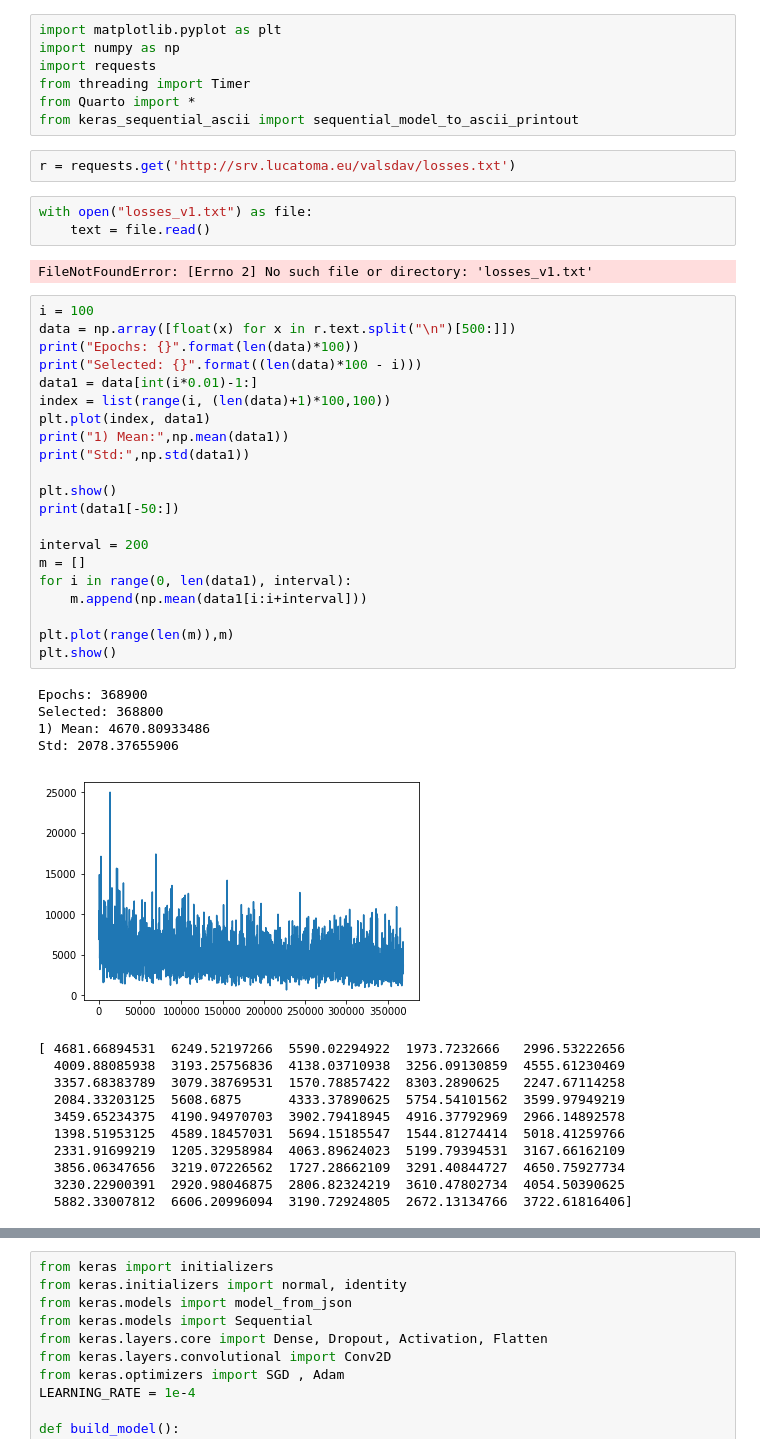
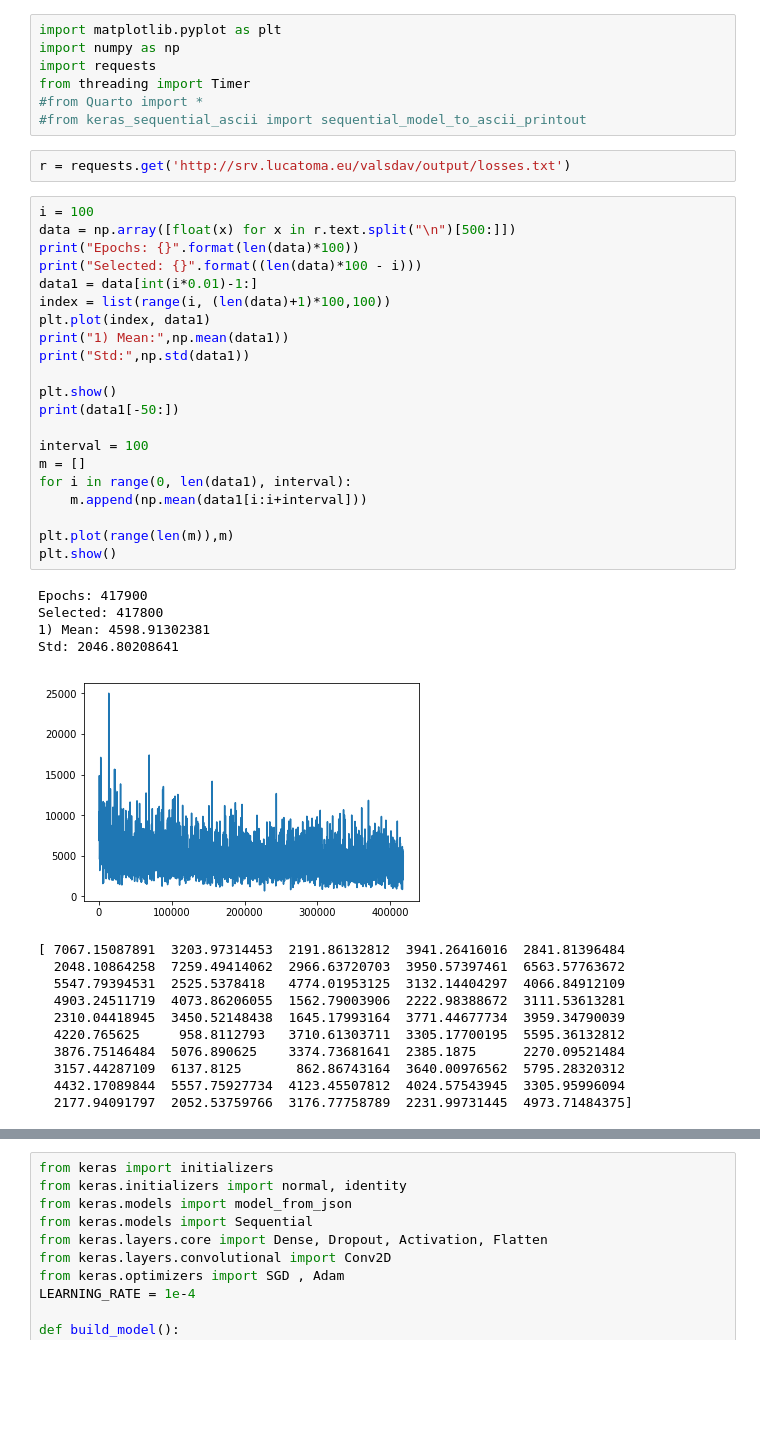
Before and after one commit to valsdav/qQuarto, a Jupyter notebook: Visualize Train.ipynb, the cells around one changed output, grey strips where cells are left out. Drawn from its saved outputs; the diff is of its cells as text; blank space fills up the shorter version.

```diff
--- a/Visualize Train.ipynb
+++ b/Visualize Train.ipynb
@@ -3,49 +3,44 @@ import matplotlib.pyplot as plt
 import numpy as np
 import requests
 from threading import Timer
-from Quarto import *
-from keras_sequential_ascii import sequential_model_to_ascii_printout
+#from Quarto import *
+#from keras_sequential_ascii import sequential_model_to_ascii_printout
 # %%
-r = requests.get('http://srv.lucatoma.eu/valsdav/losses.txt')
+r = requests.get('http://srv.lucatoma.eu/valsdav/output/losses.txt')
-# %%
-with open("losses_v1.txt") as file:
-    text = file.read()
-# %% [output]
-FileNotFoundError: [Errno 2] No such file or directory: 'losses_v1.txt'
 # %%
 i = 100
 data = np.array([float(x) for x in r.text.split("\n")[500:]])
 print("Epochs: {}".format(len(data)*100))
 print("Selected: {}".format((len(data)*100 - i)))
 data1 = data[int(i*0.01)-1:]
 index = list(range(i, (len(data)+1)*100,100))
 plt.plot(index, data1)
 print("1) Mean:",np.mean(data1))
 print("Std:",np.std(data1))
 
 plt.show()
 print(data1[-50:])
 
-interval = 200
+interval = 100
 m = []
 for i in range(0, len(data1), interval):
     m.append(np.mean(data1[i:i+interval]))
 
 plt.plot(range(len(m)),m)
 plt.show()
 # %% [output]
-Epochs: 368900
-Selected: 368800
-1) Mean: 4670.80933486
-Std: 2078.37655906
+Epochs: 417900
+Selected: 417800
+1) Mean: 4598.91302381
+Std: 2046.80208641
-[figure, old version]
+[figure, new version]
-[ 4681.66894531  6249.52197266  5590.02294922  1973.7232666   2996.53222656
-  4009.88085938  3193.25756836  4138.03710938  3256.09130859  4555.61230469
-  3357.68383789  3079.38769531  1570.78857422  8303.2890625   2247.67114258
-  2084.33203125  5608.6875      4333.37890625  5754.54101562  3599.97949219
-  3459.65234375  4190.94970703  3902.79418945  4916.37792969  2966.14892578
-  1398.51953125  4589.18457031  5694.15185547  1544.81274414  5018.41259766
-  2331.91699219  1205.32958984  4063.89624023  5199.79394531  3167.66162109
-  3856.06347656  3219.07226562  1727.28662109  3291.40844727  4650.75927734
-  3230.22900391  2920.98046875  2806.82324219  3610.47802734  4054.50390625
-  5882.33007812  6606.20996094  3190.72924805  2672.13134766  3722.61816406]
+[ 7067.15087891  3203.97314453  2191.86132812  3941.26416016  2841.81396484
+  2048.10864258  7259.49414062  2966.63720703  3950.57397461  6563.57763672
+  5547.79394531  2525.5378418   4774.01953125  3132.14404297  4066.84912109
+  4903.24511719  4073.86206055  1562.79003906  2222.98388672  3111.53613281
+  2310.04418945  3450.52148438  1645.17993164  3771.44677734  3959.34790039
+  4220.765625     958.8112793   3710.61303711  3305.17700195  5595.36132812
+  3876.75146484  5076.890625    3374.73681641  2385.1875      2270.09521484
+  3157.44287109  6137.8125       862.86743164  3640.00976562  5795.28320312
+  4432.17089844  5557.75927734  4123.45507812  4024.57543945  3305.95996094
+  2177.94091797  2052.53759766  3176.77758789  2231.99731445  4973.71484375]
```
Also changed, not shown: parts of 7 cells of this notebook, 4 other files.
